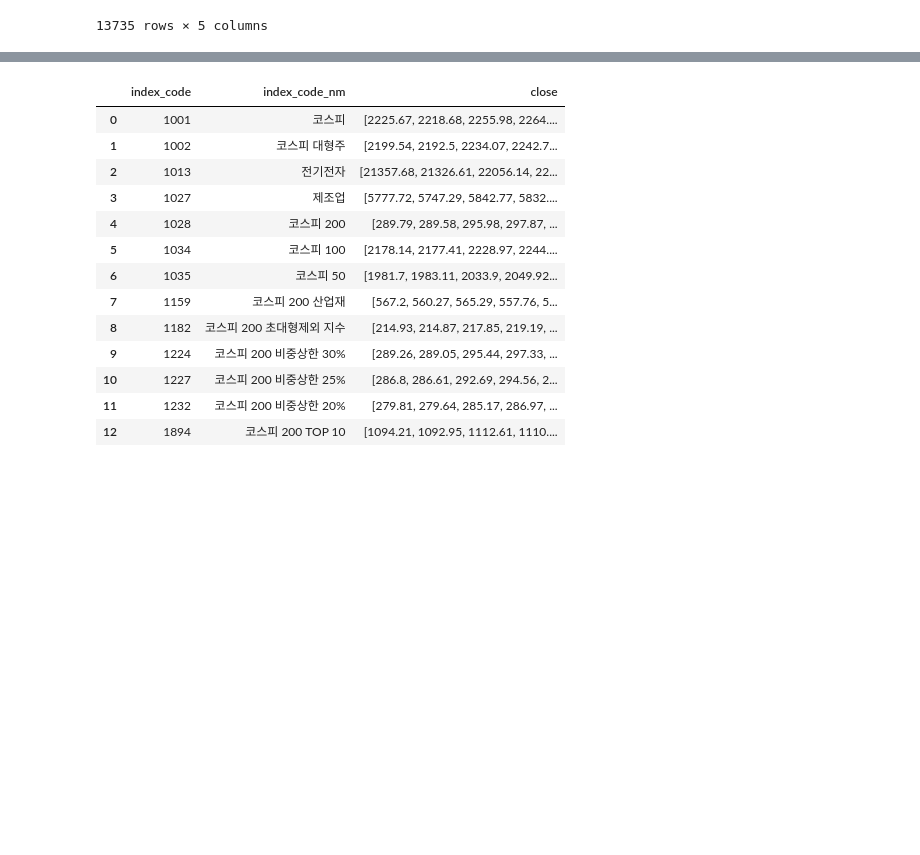
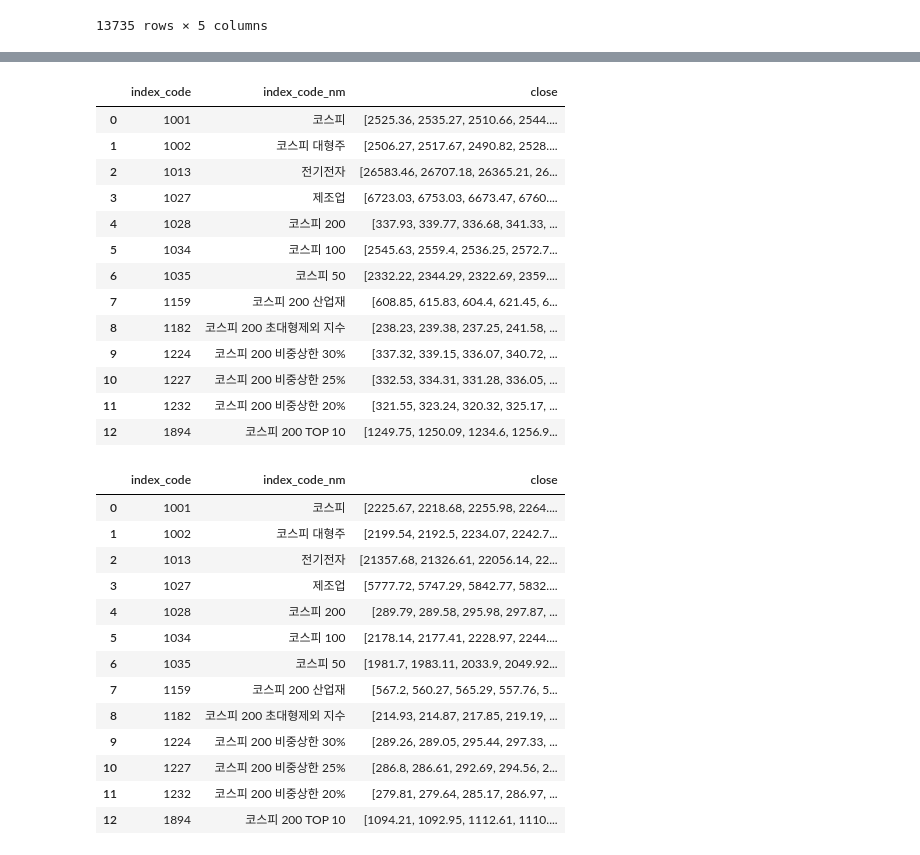
Before and after one commit to Unfinishedgod/finance_mlops, a Jupyter notebook: jupyter/index_master.ipynb, the cells around one changed output, grey strips where cells are left out. Saved outputs shown, nothing was run; the diff lists cells and outputs as text; code cells hidden in the pictures; blank space fills up the shorter version.

```diff
--- a/jupyter/index_master.ipynb
+++ b/jupyter/index_master.ipynb
@@ -109,30 +158,46 @@ index_code_master
 # %%
 # ### 날짜 설정
 now = datetime.now()
 now = now + timedelta(days=-30)
 
 today_date2 = now.strftime('%Y-%m-%d')
 
-kor_index_ohlcv = kor_index_ohlcv[kor_index_ohlcv['date'] > today_date2]
+kor_index_ohlcv_cleaning = kor_index_ohlcv_cleaning[kor_index_ohlcv_cleaning['date'] > today_date2]
 
 df = kor_index_ohlcv_cleaning.groupby(['index_code','index_code_nm'])['close'].apply(list).reset_index()
 
+index_list_df = index_code_master[index_code_master['ticker'] == '373220'].reset_index(drop = True)
 
 df_2 = df[df['index_code'].isin(index_list_df['index_code'])].reset_index(drop = True)
-
+df_2
 # st.dataframe(
 #     df_kospi,
 #     column_config={
 #         "index_code": "App name",
 #         "index_name": "App index_name",
 #         "index_market": "App index_market",
 #         "url": st.column_config.LinkColumn("App URL"),
 #         "close": st.column_config.LineChartColumn(
 #             "Views (past 30 days)",
 #         ),
 #     },
 #     hide_index=True,
 # )
+# %% [output]
+|  | index_code | index_code_nm | close |
+| 0 | 1001 | 코스피 | [2525.36, 2535.27, 2510.66, 2544.... |
+| 1 | 1002 | 코스피 대형주 | [2506.27, 2517.67, 2490.82, 2528.... |
+| 2 | 1013 | 전기전자 | [26583.46, 26707.18, 26365.21, 26... |
+| 3 | 1027 | 제조업 | [6723.03, 6753.03, 6673.47, 6760.... |
+| 4 | 1028 | 코스피 200 | [337.93, 339.77, 336.68, 341.33, ... |
+| 5 | 1034 | 코스피 100 | [2545.63, 2559.4, 2536.25, 2572.7... |
+| 6 | 1035 | 코스피 50 | [2332.22, 2344.29, 2322.69, 2359.... |
+| 7 | 1159 | 코스피 200 산업재 | [608.85, 615.83, 604.4, 621.45, 6... |
+| 8 | 1182 | 코스피 200 초대형제외 지수 | [238.23, 239.38, 237.25, 241.58, ... |
+| 9 | 1224 | 코스피 200 비중상한 30% | [337.32, 339.15, 336.07, 340.72, ... |
+| 10 | 1227 | 코스피 200 비중상한 25% | [332.53, 334.31, 331.28, 336.05, ... |
+| 11 | 1232 | 코스피 200 비중상한 20% | [321.55, 323.24, 320.32, 325.17, ... |
+| 12 | 1894 | 코스피 200 TOP 10 | [1249.75, 1250.09, 1234.6, 1256.9... |
 # %%
 df_2
 # %% [output]
```
Also changed, not shown: parts of 2 cells of this notebook, 1 other file.
